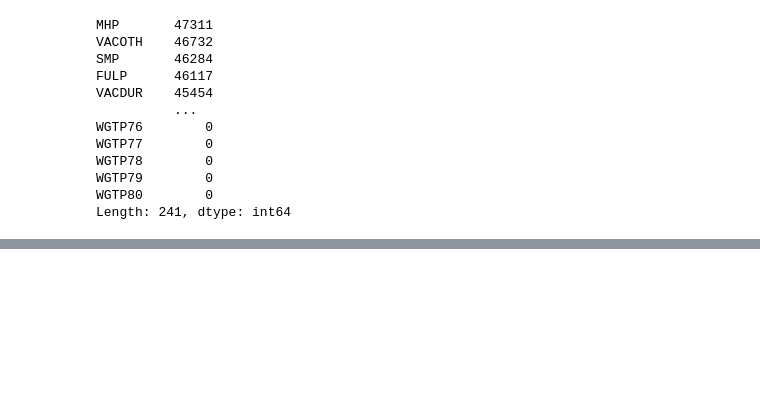
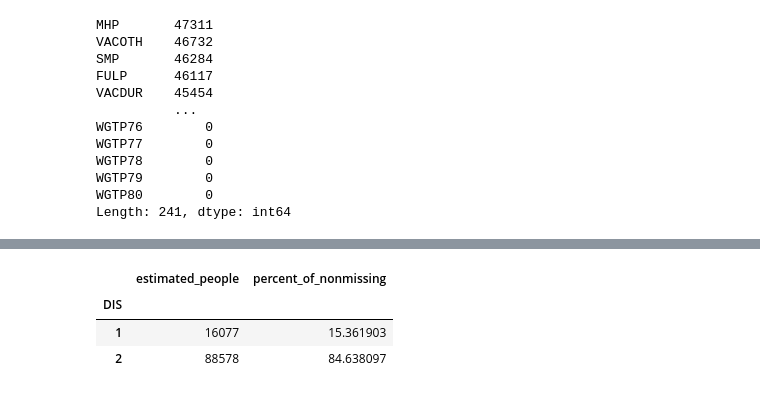
Before and after one commit to sck2189985/sand-canyon-project, a Jupyter notebook: PUMS_data_cleaning_code-Jup.ipynb, the cells around one changed output, grey strips where cells are left out. Cells and saved outputs as stored; diff of their text form; code cells hidden in the pictures; blank space fills up the shorter version.

```diff
--- a/PUMS_data_cleaning_code-Jup.ipynb
+++ b/PUMS_data_cleaning_code-Jup.ipynb
@@ -339,0 +457,78 @@ AGEP
+# %%
+df = pums_person_df_filtered
+weight_col = "PWGTP"
+
+variables = [
+    "DIS", "HINS4", "HINS3", "HINS2", "HINS1",
+    "DREM", "DDRS", "DEAR", "DEYE", "DPHY",
+    "JWMNP", "JWRIP", "JWTRNS", "HICOV",
+    "PCINCP", "POVPIP", "AGEP"
+]
+
+continuous_vars = {"JWMNP", "PCINCP", "POVPIP"}
+
+if weight_col not in df.columns:
+    raise KeyError(f"{weight_col} is missing from the DataFrame")
+
+missing_cols = [col for col in variables if col not in df.columns]
+if missing_cols:
+    print("These columns are missing and will be skipped:", missing_cols)
+
+missingness_rows = []
+
+for col in variables:
+    if col not in df.columns:
+        continue
+
+    data = df[[col, weight_col]].copy()
+    data[col] = pd.to_numeric(data[col], errors="coerce")
+    data[weight_col] = pd.to_numeric(data[weight_col], errors="coerce")
+    data = data.dropna(subset=[weight_col])
+    data = data[data[weight_col] > 0]
+
+    total_weight = data[weight_col].sum()
+    missing_weight = data.loc[data[col].isna(), weight_col].sum()
+    nonmissing_weight = data.loc[data[col].notna(), weight_col].sum()
+
+    missingness_rows.append({
+        "variable": col,
+        "estimated_missing": missing_weight,
+        "missing_percent": 100 * missing_weight / total_weight if total_weight else np.nan,
+        "estimated_nonmissing": nonmissing_weight,
+        "nonmissing_percent": 100 * nonmissing_weight / total_weight if total_weight else np.nan,
+    })
+
+    print(f"\n{col}")
+    print(f"Weighted missing:     {missing_weight:,.0f} ({100 * missing_weight / total_weight:.2f}%)")
+    print(f"Weighted non-missing: {nonmissing_weight:,.0f} ({100 * nonmissing_weight / total_weight:.2f}%)")
+
+    valid = data.dropna(subset=[col])
+
+    if valid.empty:
+        print("No non-missing values to summarize.")
+        continue
+
+    if col in continuous_vars:
+        mean = np.average(valid[col], weights=valid[weight_col])
+        std = np.sqrt(np.average((valid[col] - mean) ** 2, weights=valid[weight_col]))
+        print(f"Non-missing weighted mean: {mean:.2f}")
+        print(f"Non-missing weighted standard deviation: {std:.2f}")
+    else:
+        distribution = (
+            valid.groupby(col)[weight_col]
+            .sum()
+            .rename("estimated_people")
+            .to_frame()
+        )
+        distribution["percent_of_nonmissing"] = (
+            100 * distribution["estimated_people"] / nonmissing_weight
+        )
+        display(distribution)
+        distribution.to_csv(
+            f"PUMS stats files/PUMS_person_{col}_distribution.csv"
+        )
+
+PUMS_person_missingness_summary = pd.DataFrame(missingness_rows).set_index("variable")
+display(PUMS_person_missingness_summary)
+PUMS_person_missingness_summary.to_csv("PUMS stats files/PUMS_person_missingness_summary.csv")
+# %% [output]
@@ -339,0 +540,4 @@ AGEP
+|  | estimated_people | percent_of_nonmissing |
+| DIS |  |  |
+| 1 | 16077 | 15.361903 |
+| 2 | 88578 | 84.638097 |
```
Also changed, not shown: parts of 9 cells of this notebook, 18 other files.
